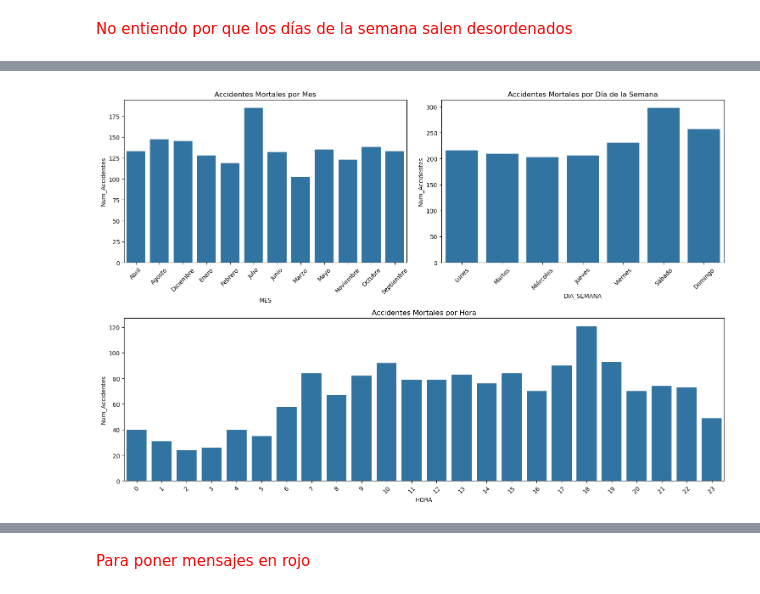
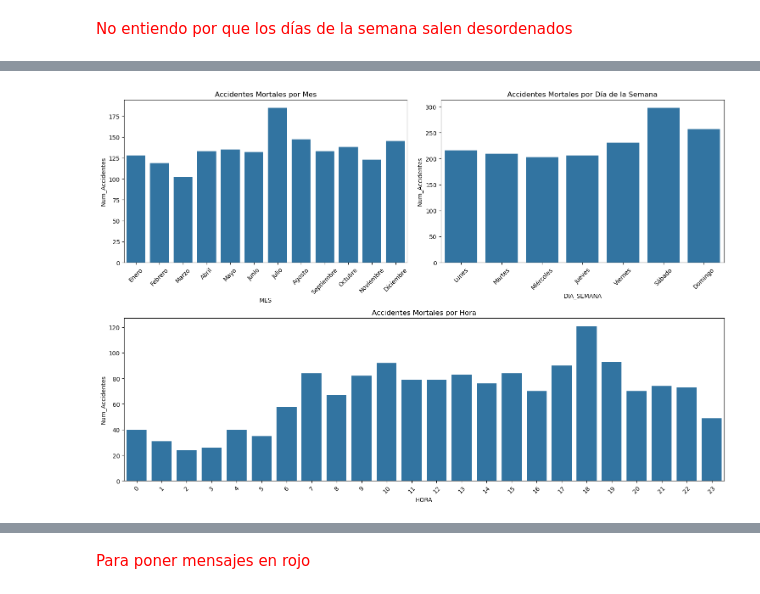
Before and after one commit to 4GeeksAcademy/Proyecto_final_DS_Alex_Carlos, a Jupyter notebook: project/project.ipynb, the cells around one changed output, grey strips where cells are left out. Drawn from its saved outputs; the diff is of its cells as text; code cells hidden in the pictures.

```diff
--- a/project/project.ipynb
+++ b/project/project.ipynb
@@ -432,7 +408,9 @@ df_mortal = df_eda[df_eda['TYP_ACC'] == 'Mortal']
 
 # Agrupar por MES y contar
 acc_mes = df_mortal.groupby('MES').size().reset_index(name='Num_Accidentes')
-acc_mes['MES'] = pd.Categorical(acc_mes['MES'], ordered=True)
+ordered_months = ['Enero','Febrero','Marzo','Abril','Mayo','Junio','Julio','Agosto',
+                  'Septiembre','Octubre','Noviembre','Diciembre']
+acc_mes['MES'] = pd.Categorical(acc_mes['MES'], categories=ordered_months, ordered=True)
 acc_mes = acc_mes.sort_values('MES')
 
 # Agrupar por DIA_SEMANA y contar
@@ -443,31 +421,31 @@ acc_dia = acc_dia.sort_values('DIA_SEMANA')
 
 # Agrupar por HORA y contar
 acc_hora = df_mortal.groupby('HORA').size().reset_index(name='Num_Accidentes')
 acc_hora = acc_hora.sort_values('HORA')
 
 # Configurar el layout
 fig = plt.figure(figsize=(15, 10))
 gs = GridSpec(2, 2, figure=fig)
 ax_mes = fig.add_subplot(gs[0, 0])
 ax_dia = fig.add_subplot(gs[0, 1])
 ax_hora = fig.add_subplot(gs[1, :])
 
 # Graficar número de accidentes mortales por MES
 sns.barplot(ax=ax_mes, data=acc_mes, x='MES', y='Num_Accidentes')
 ax_mes.set_title('Accidentes Mortales por Mes')
 ax_mes.tick_params(axis='x', rotation=45)
 
 # Graficar número de accidentes mortales por Día de la Semana
 sns.barplot(ax=ax_dia, data=acc_dia, x='DIA_SEMANA', y='Num_Accidentes')
 ax_dia.set_title('Accidentes Mortales por Día de la Semana')
 ax_dia.tick_params(axis='x', rotation=45)
 
 # Graficar número de accidentes mortales por HORA
 sns.barplot(ax=ax_hora, data=acc_hora, x='HORA', y='Num_Accidentes')
 ax_hora.set_title('Accidentes Mortales por Hora')
 ax_hora.tick_params(axis='x', rotation=45)
 
 plt.tight_layout()
 plt.show()
 # %% [output]
-[figure, old version]
+[figure, new version]
```
Also changed, not shown: parts of 10 cells of this notebook.
